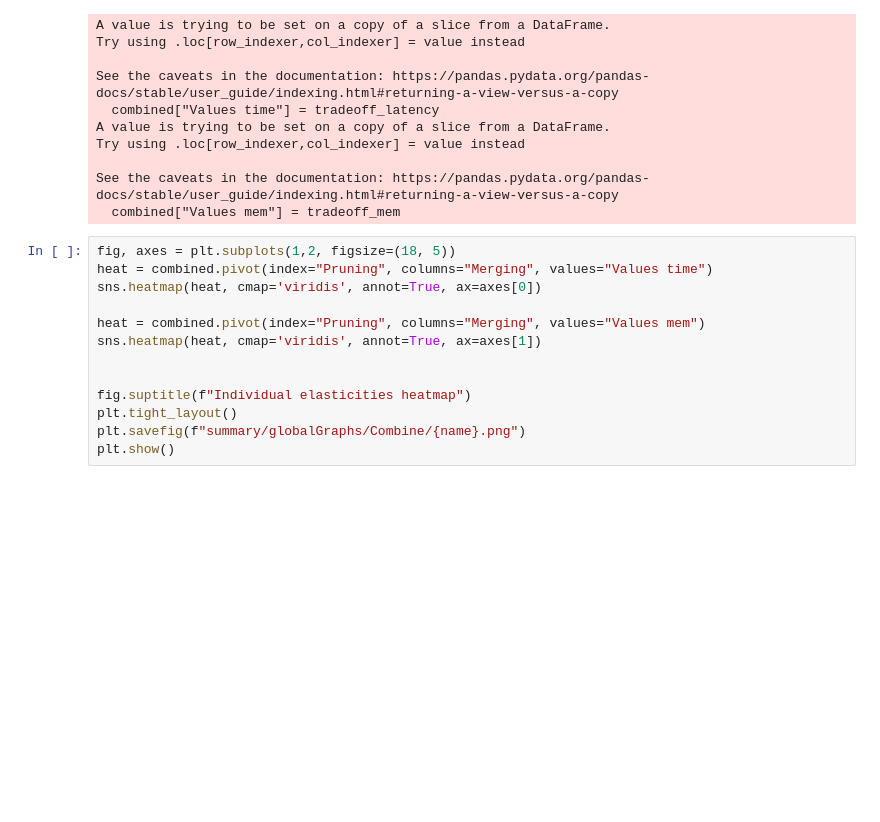
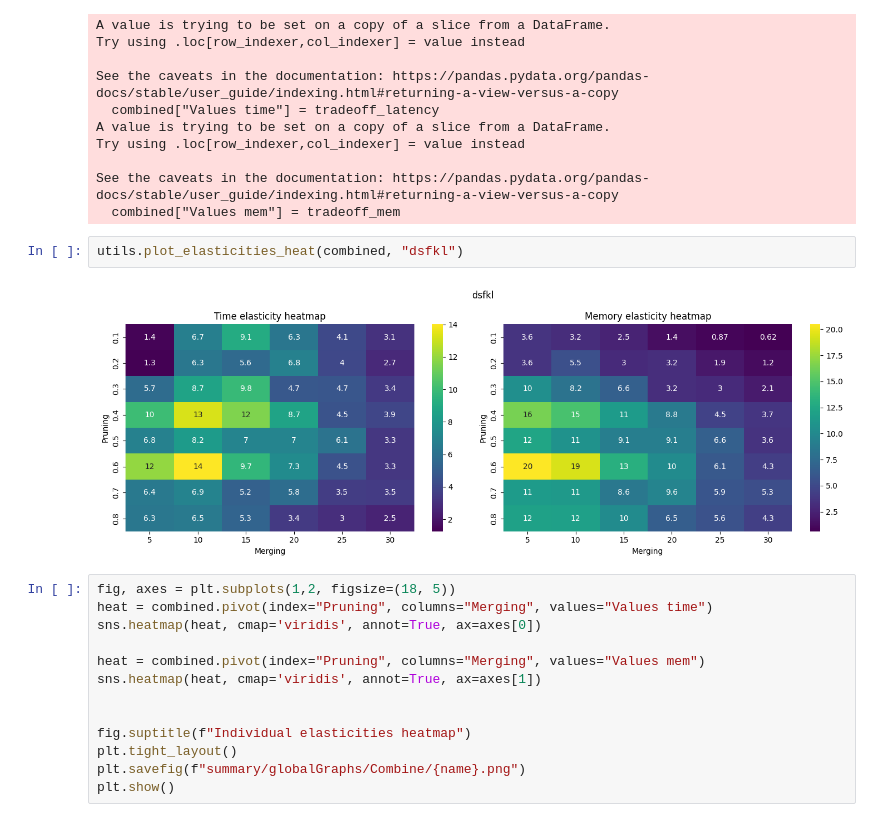
Before and after one commit to Aleixrei73/TFG-Efficient-Vision-Transformer-Inference-on-Edge-Devices, a Jupyter notebook: plotting-3d.ipynb, the cells around one changed output. Drawn from its saved outputs; the diff is of its cells as text; blank space fills up the shorter version.

```diff
--- a/plotting-3d.ipynb
+++ b/plotting-3d.ipynb
@@ -184,6 +104,10 @@ Try using .loc[row_indexer,col_indexer] = value instead
 
 See the caveats in the documentation: https://pandas.pydata.org/pandas-docs/stable/user_guide/indexing.html#returning-a-view-versus-a-copy
   combined["Values mem"] = tradeoff_mem
+# %%
+utils.plot_elasticities_heat(combined, "dsfkl")
+# %% [output]
+[figure, added]
 # %%
 fig, axes = plt.subplots(1,2, figsize=(18, 5))
 heat = combined.pivot(index="Pruning", columns="Merging", values="Values time")
```
Also changed, not shown: parts of 8 cells of this notebook, 32 other files.
